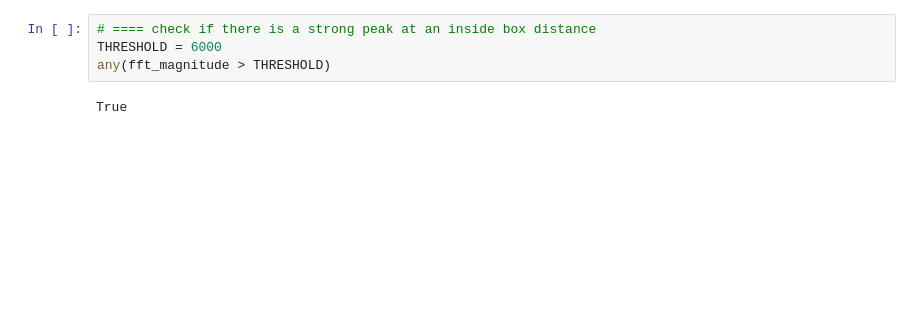
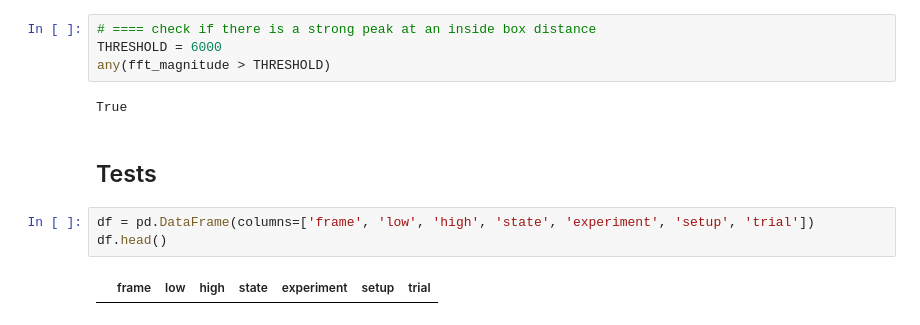
Before and after one commit to arlaptiev/sk_mmwave, a Jupyter notebook: sandbox.ipynb, the cells around one changed output. Drawn from its saved outputs; the diff is of its cells as text; blank space fills up the shorter version.

```diff
--- a/sandbox.ipynb
+++ b/sandbox.ipynb
@@ -118,3 +119,10 @@ THRESHOLD = 6000
 any(fft_magnitude > THRESHOLD)
 # %% [output]
 True
+# %% [markdown]
+## Tests
+# %%
+df = pd.DataFrame(columns=['frame', 'low', 'high', 'state', 'experiment', 'setup', 'trial'])
+df.head()
+# %% [output]
+|  | frame | low | high | state | experiment | setup | trial |
```
Also changed, not shown: parts of 9 cells of this notebook, 2 other files.
